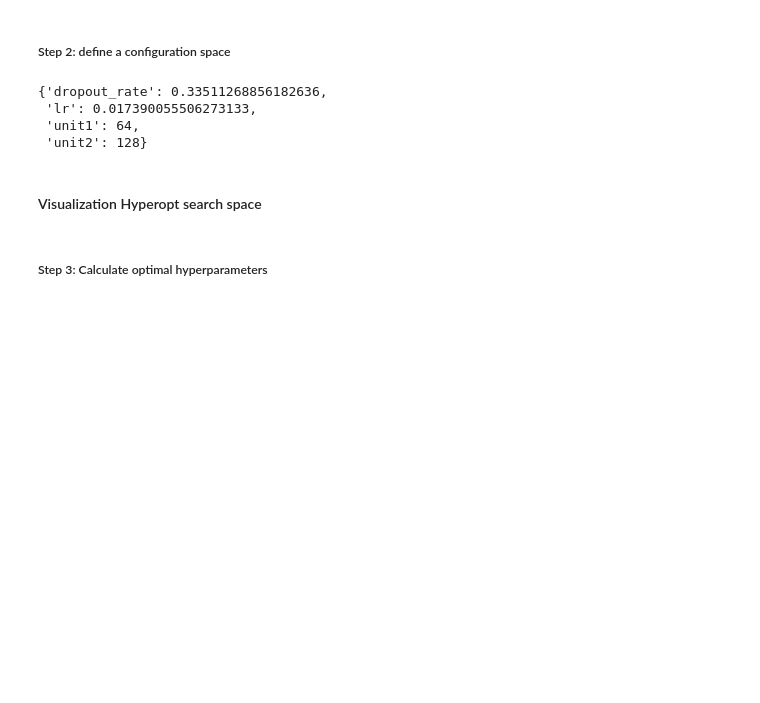
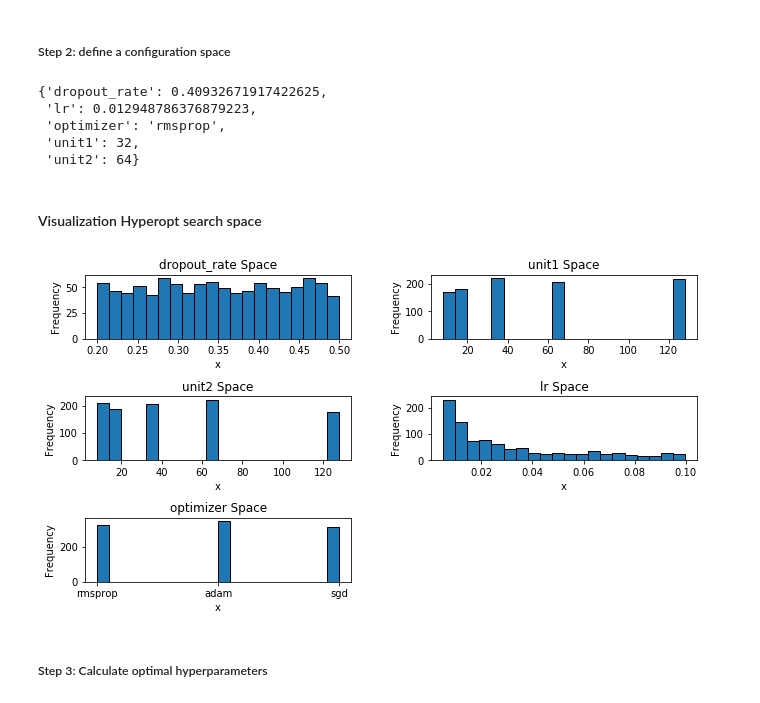
Before and after one commit to TheWoops/Natural-Language-Processing, a Jupyter notebook: Kaggle_Kernels/Praxis/8.5.4 Bidirectional CuDNNLSTM_Hyperopt.ipynb, the cells around one changed output. Cells and saved outputs as stored; diff of their text form; code cells hidden in the pictures; blank space fills up the shorter version.

```diff
--- a/Kaggle_Kernels/Praxis/8.5.4 Bidirectional CuDNNLSTM_Hyperopt.ipynb
+++ b/Kaggle_Kernels/Praxis/8.5.4 Bidirectional CuDNNLSTM_Hyperopt.ipynb
@@ -561,34 +606,38 @@ search_space = {
                   'dropout_rate': hp.uniform('dropout_rate', 0.2, 0.5),
                   'unit1': hp.choice('unit1', [8, 16, 32, 64, 128]),
                   'unit2': hp.choice('unit2', [8, 16, 32, 64, 128]),
-                  'lr': hp.loguniform('lr', np.log(0.005), np.log(0.1))
+                  'lr': hp.loguniform('lr', np.log(0.005), np.log(0.1)),
+                  'optimizer': hp.choice('optimizer', ['rmsprop', 'adam', 'sgd'])
                 }
 # Example
 sample(search_space)
 # %% [output]
-{'dropout_rate': 0.33511268856182636,
- 'lr': 0.017390055506273133,
- 'unit1': 64,
- 'unit2': 128}
+{'dropout_rate': 0.40932671917422625,
+ 'lr': 0.012948786376879223,
+ 'optimizer': 'rmsprop',
+ 'unit1': 32,
+ 'unit2': 64}
 # %% [markdown]
 #### Visualization Hyperopt search space
 # %%
 f = plt.figure(figsize=(10,3))
 i = 1
 for key, value in search_space.items():
     # Sample 10000 values from the range
     samples = []
     for _ in range(1000):
         samples.append(sample(search_space[key]))
 
     # Histogram of the values
-    f.add_subplot(2, 2, i)
-    plt.subplots_adjust(top=1.5, bottom=0.08, left=0.10, right=0.95, hspace=0.5,
+    f.add_subplot(3, 2, i)
+    plt.subplots_adjust(top=1.5, bottom=0.08, left=0.10, right=0.95, hspace=0.9,
                     wspace=0.3)
     i +=1
     plt.hist(samples, bins = 20, edgecolor = 'black');
     plt.xlabel('x'); plt.ylabel('Frequency'); plt.title('{} Space'.format(key));
     del samples;
+# %% [output]
+[figure, added]
 # %% [markdown]
 ##### Step 3: Calculate optimal hyperparameters
 # %%
```
Also changed, not shown: parts of 16 cells of this notebook.
